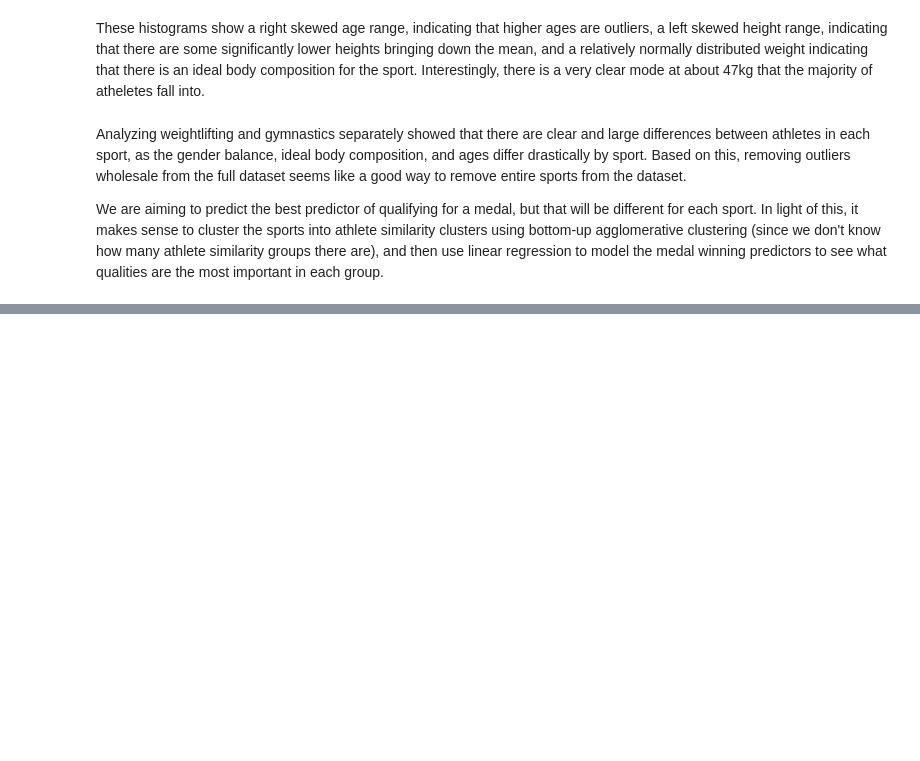
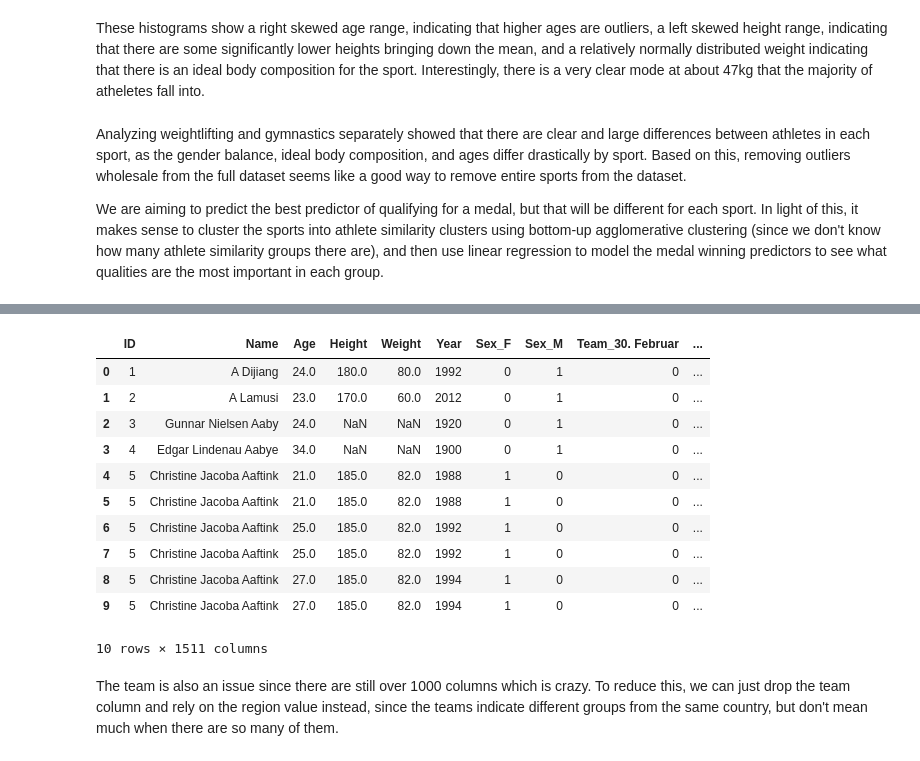
Before and after one commit to oliviasteeed/461_final_project, a Jupyter notebook: initial_eda.ipynb, the cells around one changed output, grey strips where cells are left out. Drawn from its saved outputs; the diff is of its cells as text; code cells hidden in the pictures; blank space fills up the shorter version.

```diff
--- a/initial_eda.ipynb
+++ b/initial_eda.ipynb
@@ -436,0 +551,22 @@ TODO
+# %%
+# dropping event column since we are just going to use sport column to reduce massive dataframe size
+df = df.drop(columns=['Event'])
+# %%
+df_encoded = pd.get_dummies(df, columns=['Sex', 'Team', 'Region', 'Season', 'City', 'Sport', 'Medal'], dtype=int)
+
+df_encoded.head(10)
+# %% [output]
+|  | ID | Name | Age | Height | Weight | Year | Sex_F | Sex_M | Team_30. Februar | ... |
+| 0 | 1 | A Dijiang | 24.0 | 180.0 | 80.0 | 1992 | 0 | 1 | 0 | ... |
+| 1 | 2 | A Lamusi | 23.0 | 170.0 | 60.0 | 2012 | 0 | 1 | 0 | ... |
+| 2 | 3 | Gunnar Nielsen Aaby | 24.0 | NaN | NaN | 1920 | 0 | 1 | 0 | ... |
+| 3 | 4 | Edgar Lindenau Aabye | 34.0 | NaN | NaN | 1900 | 0 | 1 | 0 | ... |
+| 4 | 5 | Christine Jacoba Aaftink | 21.0 | 185.0 | 82.0 | 1988 | 1 | 0 | 0 | ... |
+| 5 | 5 | Christine Jacoba Aaftink | 21.0 | 185.0 | 82.0 | 1988 | 1 | 0 | 0 | ... |
+| 6 | 5 | Christine Jacoba Aaftink | 25.0 | 185.0 | 82.0 | 1992 | 1 | 0 | 0 | ... |
+| 7 | 5 | Christine Jacoba Aaftink | 25.0 | 185.0 | 82.0 | 1992 | 1 | 0 | 0 | ... |
+| 8 | 5 | Christine Jacoba Aaftink | 27.0 | 185.0 | 82.0 | 1994 | 1 | 0 | 0 | ... |
+| 9 | 5 | Christine Jacoba Aaftink | 27.0 | 185.0 | 82.0 | 1994 | 1 | 0 | 0 | ... |
+10 rows × 1511 columns
+# %% [markdown]
+The team is also an issue since there are still over 1000 columns which is crazy. To reduce this, we can just drop the team column and rely on the region value instead, since the teams indicate different groups from the same country, but don't mean much when there are so many of them.
```
Also changed, not shown: parts of 39 cells of this notebook.
